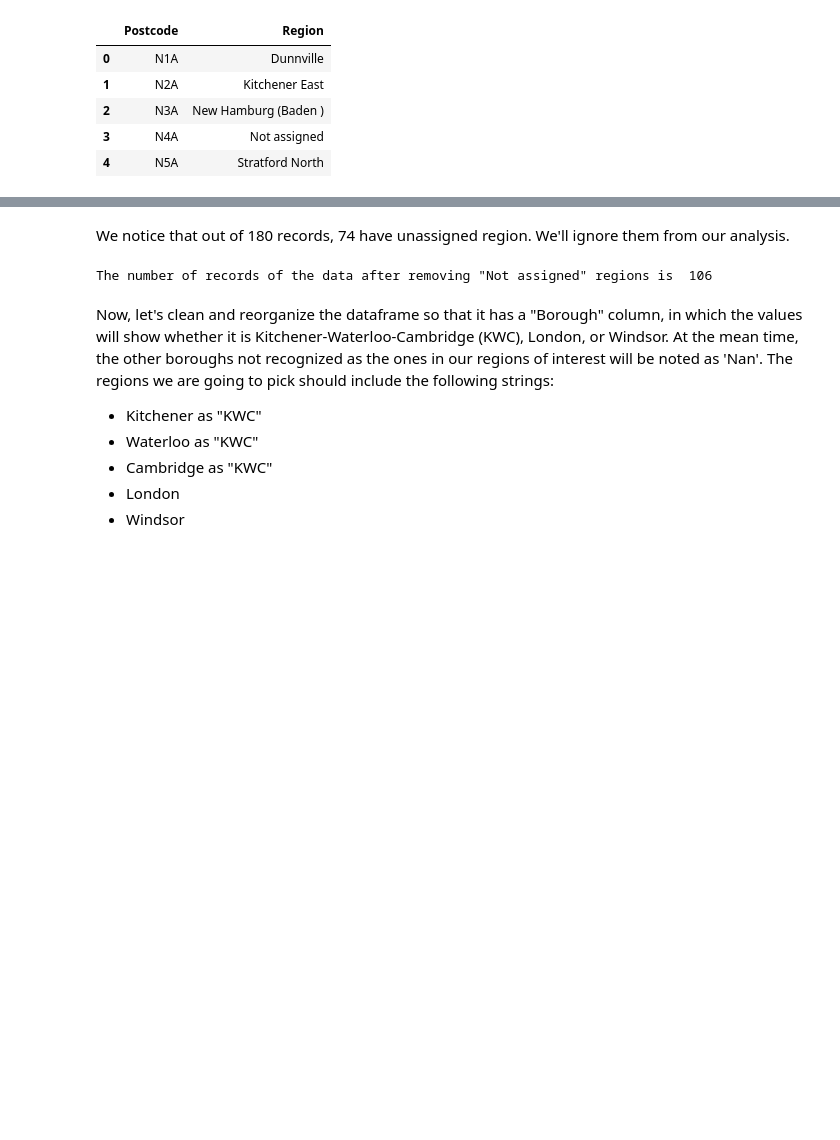
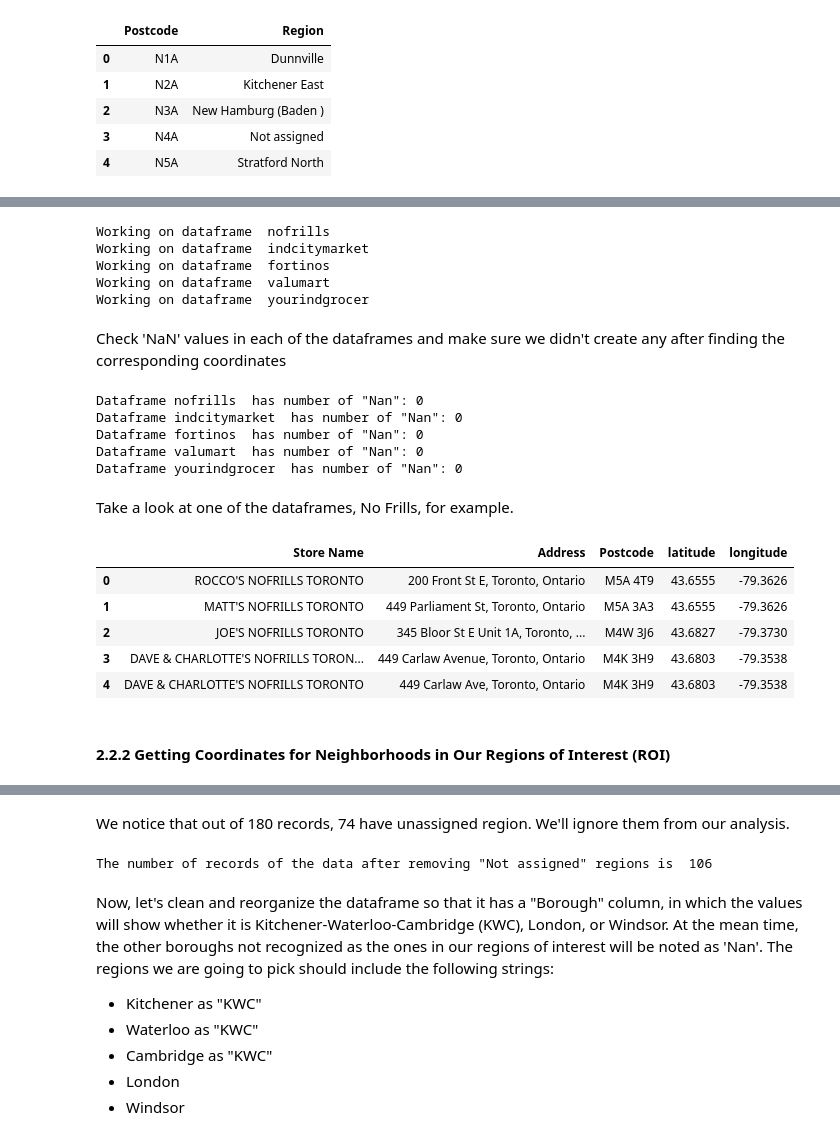
Before and after one commit to liangyiteng888/Data_Science_Pro_Certificate_Capstone, a Jupyter notebook: Report_DSPC_Capstone_Intro_and_Data.ipynb, the cells around one changed output, grey strips where cells are left out. Drawn from its saved outputs; the diff is of its cells as text; code cells hidden in the pictures; blank space fills up the shorter version.

```diff
--- a/Report_DSPC_Capstone_Intro_and_Data.ipynb
+++ b/Report_DSPC_Capstone_Intro_and_Data.ipynb
@@ -178 +203,64 @@ For the scraped data, we need to clean out the data we don't need and also find
+# %%
+def coordinates_in_df_V2(df,postcode_col):
+    """
+    Read in a dataframe and postal codes in the specified column, then return another dataframe that has two additional columns wiht latitudes and longitudes. Will not change the input dataframe.
+    """
+    pnomi = pgeocode.Nominatim('ca') # country code 'ca'- Canada
+    df_temp = df.copy(deep=True)
+    df_temp['latitude'] = ''
+    df_temp['latitude'] = ''
+    for index, row in df_temp.iterrows():
+        try:
+            location = pnomi.query_postal_code(str(row[postcode_col]))
+        except:
+            print('Run terminated due to error!')
+            print('Check values in row', index)
+            print('Contents of the row:\n', row)
+            break
+        try:
+            #print(location.address)
+            #print((location.latitude, location.longitude))
+            df_temp.loc[index,'latitude'] = location.latitude
+            df_temp.loc[index,'longitude'] = location.longitude
+        except:
+            print('Row', index, "has invalid Address strings that Geolocator doesn't understand and find no coordinates")
+            df_temp.loc[index,'latitude'] = np.nan
+            df_temp.loc[index,'longitude'] = np.nan
+            #break
+    return df_temp
+# %%
+dict_store_df_ws_coord = {}
+for df_name, df_main in dict_store_df_clean.items():
+    print('Working on dataframe ', df_name)
+    dict_store_df_ws_coord[df_name] = coordinates_in_df_V2(df_main,'Postcode')
+# %% [output]
+Working on dataframe  nofrills
+Working on dataframe  indcitymarket
+Working on dataframe  fortinos
+Working on dataframe  valumart
+Working on dataframe  yourindgrocer
+# %% [markdown]
+Check 'NaN' values in each of the dataframes and make sure we didn't create any after finding the corresponding coordinates
+# %%
+for df_name, df_main in dict_store_df_ws_coord.items():
+    print('Dataframe', df_name, ' has number of "Nan":', df_main.isnull().values.sum())
+# %% [output]
+Dataframe nofrills  has number of "Nan": 0
+Dataframe indcitymarket  has number of "Nan": 0
+Dataframe fortinos  has number of "Nan": 0
+Dataframe valumart  has number of "Nan": 0
+Dataframe yourindgrocer  has number of "Nan": 0
+# %% [markdown]
+Take a look at one of the dataframes, No Frills, for example.
+# %%
+dict_store_df_ws_coord['nofrills'].head()
+# %% [output]
+|  | Store Name | Address | Postcode | latitude | longitude |
+| 0 | ROCCO'S NOFRILLS TORONTO | 200 Front St E, Toronto, Ontario | M5A 4T9 | 43.6555 | -79.3626 |
+| 1 | MATT'S NOFRILLS TORONTO | 449 Parliament St, Toronto, Ontario | M5A 3A3 | 43.6555 | -79.3626 |
+| 2 | JOE'S NOFRILLS TORONTO | 345 Bloor St E Unit 1A, Toronto, ... | M4W 3J6 | 43.6827 | -79.3730 |
+| 3 | DAVE & CHARLOTTE'S NOFRILLS TORON... | 449 Carlaw Avenue, Toronto, Ontario | M4K 3H9 | 43.6803 | -79.3538 |
+| 4 | DAVE & CHARLOTTE'S NOFRILLS TORONTO | 449 Carlaw Ave, Toronto, Ontario | M4K 3H9 | 43.6803 | -79.3538 |
+# %% [markdown]
+#### 2.2.2 Getting Coordinates for Neighborhoods in Our Regions of Interest (ROI)
 # %%
```
Also changed, not shown: parts of 14 cells of this notebook.
